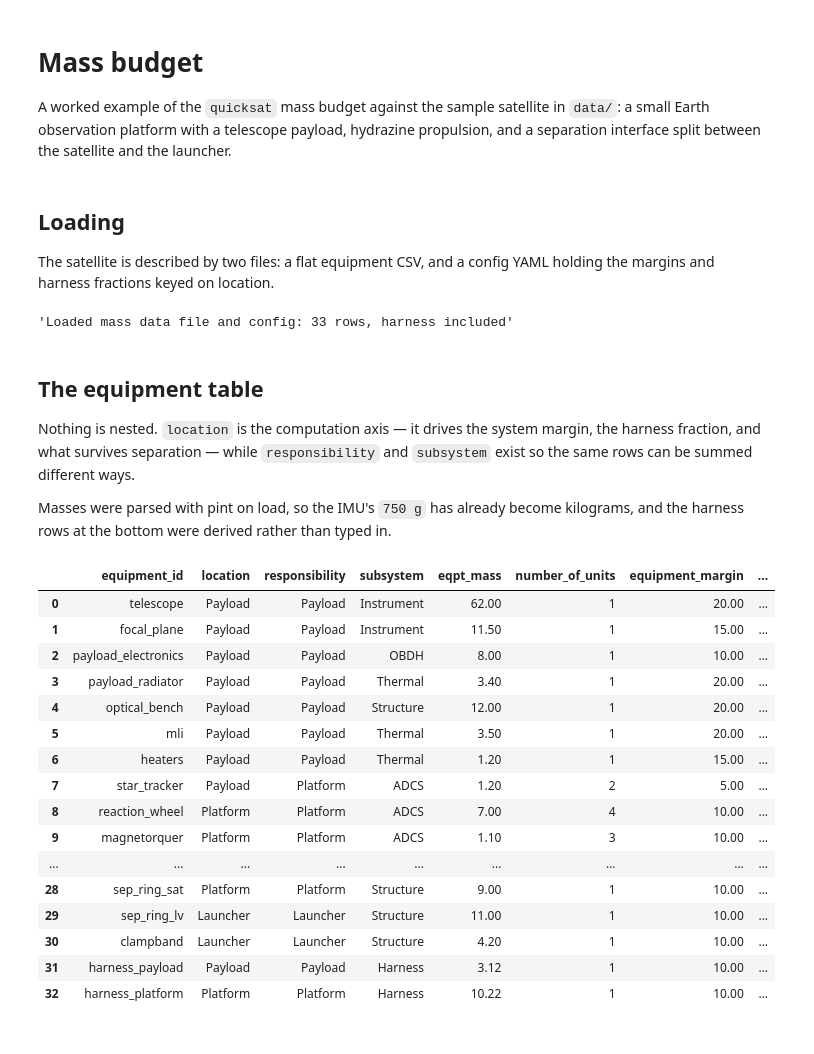
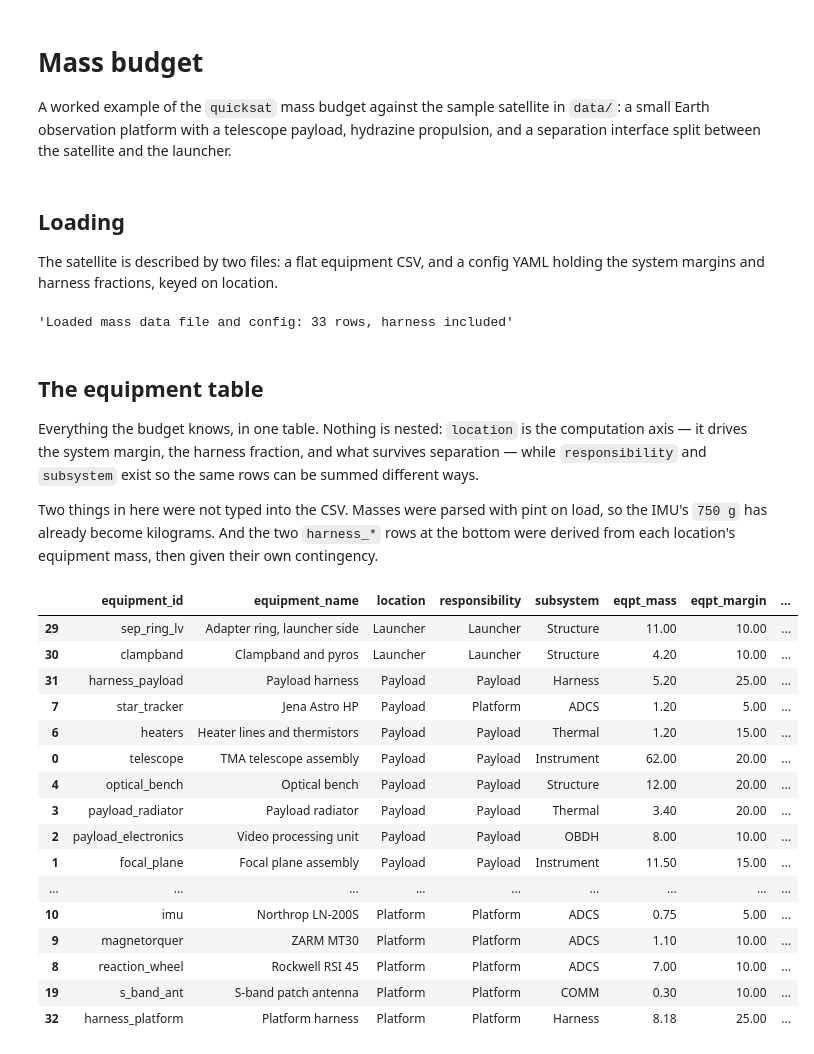
Before and after one commit to egemenimre/quicksat, a Jupyter notebook: sample/mass_budget.ipynb, the cells around one changed output. Cells and saved outputs as stored; diff of their text form; code cells hidden in the pictures.

```diff
--- a/sample/mass_budget.ipynb
+++ b/sample/mass_budget.ipynb
@@ -27,7 +27,7 @@ pd.set_option("display.float_format", lambda value: f"{value:,.2f}")
 # %% [markdown]
 ## Loading
 
-The satellite is described by two files: a flat equipment CSV, and a config YAML holding the margins and harness fractions keyed on location.
+The satellite is described by two files: a flat equipment CSV, and a config YAML holding the system margins and harness fractions, keyed on location.
 # %%
 DATA = Path("sample") / "data"
 mass_data = MassBudget.from_csv(DATA / "equipment.csv", DATA / "budget_config.yaml")
@@ -38,38 +38,26 @@ f"Loaded mass data file and config: {len(mass_data.equipment)} rows, harness inc
 # %% [markdown]
 ## The equipment table
 
-Nothing is nested. `location` is the computation axis — it drives the system margin, the harness fraction, and what survives separation — while `responsibility` and `subsystem` exist so the same rows can be summed different ways.
+Everything the budget knows, in one table. Nothing is nested: `location` is the computation axis — it drives the system margin, the harness fraction, and what survives separation — while `responsibility` and `subsystem` exist so the same rows can be summed different ways.
 
-Masses were parsed with pint on load, so the IMU's `750 g` has already become kilograms, and the harness rows at the bottom were derived rather than typed in.
+Two things in here were not typed into the CSV. Masses were parsed with pint on load, so the IMU's `750 g` has already become kilograms. And the two `harness_*` rows at the bottom were derived from each location's equipment mass, then given their own contingency.
-# %%
-mass_data.equipment[
-    [
-        "equipment_id",
-        "location",
-        "responsibility",
-        "subsystem",
-        "eqpt_mass",
-        "number_of_units",
-        "equipment_margin",
-        "mass_class",
-        "eqpt_total_mass",
-    ]
-]
-# %% [output]
-|  | equipment_id | location | responsibility | subsystem | eqpt_mass | number_of_units | equipment_margin | ... |
-| 0 | telescope | Payload | Payload | Instrument | 62.00 | 1 | 20.00 | ... |
-| 1 | focal_plane | Payload | Payload | Instrument | 11.50 | 1 | 15.00 | ... |
-| 2 | payload_electronics | Payload | Payload | OBDH | 8.00 | 1 | 10.00 | ... |
-| 3 | payload_radiator | Payload | Payload | Thermal | 3.40 | 1 | 20.00 | ... |
-| 4 | optical_bench | Payload | Payload | Structure | 12.00 | 1 | 20.00 | ... |
-| 5 | mli | Payload | Payload | Thermal | 3.50 | 1 | 20.00 | ... |
-| 6 | heaters | Payload | Payload | Thermal | 1.20 | 1 | 15.00 | ... |
-| 7 | star_tracker | Payload | Platform | ADCS | 1.20 | 2 | 5.00 | ... |
-| 8 | reaction_wheel | Platform | Platform | ADCS | 7.00 | 4 | 10.00 | ... |
-| 9 | magnetorquer | Platform | Platform | ADCS | 1.10 | 3 | 10.00 | ... |
-| ... | ... | ... | ... | ... | ... | ... | ... | ... |
-| 28 | sep_ring_sat | Platform | Platform | Structure | 9.00 | 1 | 10.00 | ... |
-| 29 | sep_ring_lv | Launcher | Launcher | Structure | 11.00 | 1 | 10.00 | ... |
-| 30 | clampband | Launcher | Launcher | Structure | 4.20 | 1 | 10.00 | ... |
-| 31 | harness_payload | Payload | Payload | Harness | 3.12 | 1 | 10.00 | ... |
-| 32 | harness_platform | Platform | Platform | Harness | 10.22 | 1 | 10.00 | ... |
+# %%
+mass_data.eqpt_table.sort_values("location")
+# %% [output]
+|  | equipment_id | equipment_name | location | responsibility | subsystem | eqpt_mass | eqpt_margin | ... |
+| 29 | sep_ring_lv | Adapter ring, launcher side | Launcher | Launcher | Structure | 11.00 | 10.00 | ... |
+| 30 | clampband | Clampband and pyros | Launcher | Launcher | Structure | 4.20 | 10.00 | ... |
+| 31 | harness_payload | Payload harness | Payload | Payload | Harness | 5.20 | 25.00 | ... |
+| 7 | star_tracker | Jena Astro HP | Payload | Platform | ADCS | 1.20 | 5.00 | ... |
+| 6 | heaters | Heater lines and thermistors | Payload | Payload | Thermal | 1.20 | 15.00 | ... |
+| 0 | telescope | TMA telescope assembly | Payload | Payload | Instrument | 62.00 | 20.00 | ... |
+| 4 | optical_bench | Optical bench | Payload | Payload | Structure | 12.00 | 20.00 | ... |
+| 3 | payload_radiator | Payload radiator | Payload | Payload | Thermal | 3.40 | 20.00 | ... |
+| 2 | payload_electronics | Video processing unit | Payload | Payload | OBDH | 8.00 | 10.00 | ... |
+| 1 | focal_plane | Focal plane assembly | Payload | Payload | Instrument | 11.50 | 15.00 | ... |
+| ... | ... | ... | ... | ... | ... | ... | ... | ... |
+| 10 | imu | Northrop LN-200S | Platform | Platform | ADCS | 0.75 | 5.00 | ... |
+| 9 | magnetorquer | ZARM MT30 | Platform | Platform | ADCS | 1.10 | 10.00 | ... |
+| 8 | reaction_wheel | Rockwell RSI 45 | Platform | Platform | ADCS | 7.00 | 10.00 | ... |
+| 19 | s_band_ant | S-band patch antenna | Platform | Platform | COMM | 0.30 | 10.00 | ... |
+| 32 | harness_platform | Platform harness | Platform | Platform | Harness | 8.18 | 25.00 | ... |
```
Also changed, not shown: parts of 29 cells of this notebook, 10 other files.
